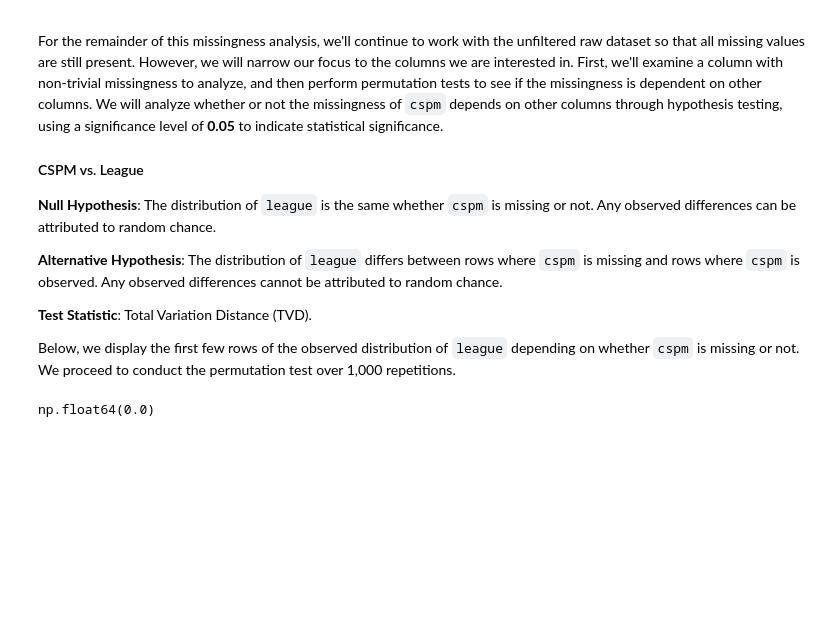
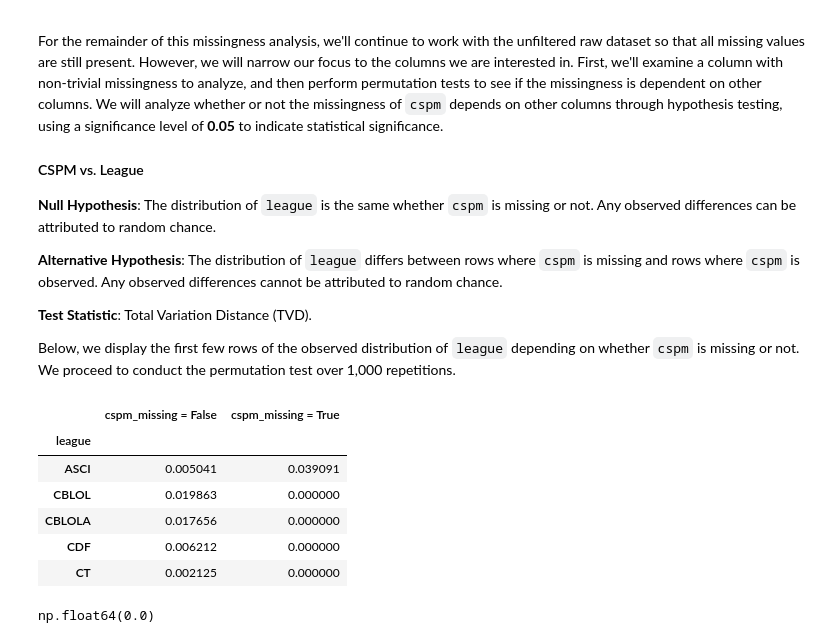
Before and after one commit to alanx1234/SummonerInsights, a Jupyter notebook: Summoner_Insights.ipynb, the cells around one changed output. Drawn from its saved outputs; the diff is of its cells as text; code cells hidden in the pictures; blank space fills up the shorter version.

```diff
--- a/Summoner_Insights.ipynb
+++ b/Summoner_Insights.ipynb
@@ -298,16 +298,25 @@ Below, we display the first few rows of the observed distribution of `league` de
 # %%
 df_mar = df_raw.copy()
 
 # build pivot table counting rows per league and missingness
 obs_dist = (
     df_mar
     .assign(cspm_missing = df_mar['cspm'].isna())
     .pivot_table(index = 'league', columns = 'cspm_missing', aggfunc = 'size', fill_value = 0)
 )
 # rename columns for clarity
 obs_dist.columns = ['cspm_missing = False', 'cspm_missing = True']
 # normalize by column
 obs_dist = obs_dist / obs_dist.sum()
+obs_dist.head()
+# %% [output]
+|  | cspm_missing = False | cspm_missing = True |
+| league |  |  |
+| ASCI | 0.005041 | 0.039091 |
+| CBLOL | 0.019863 | 0.000000 |
+| CBLOLA | 0.017656 | 0.000000 |
+| CDF | 0.006212 | 0.000000 |
+| CT | 0.002125 | 0.000000 |
 # %%
 def tvd(df):
     # computes tvd given pivot table
```
Also changed, not shown: parts of 5 cells of this notebook.
